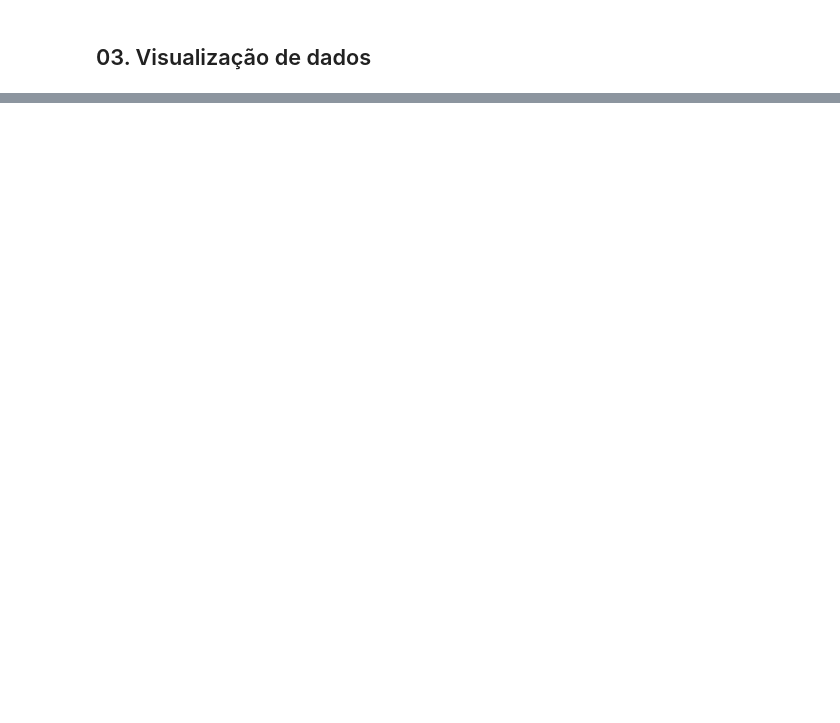
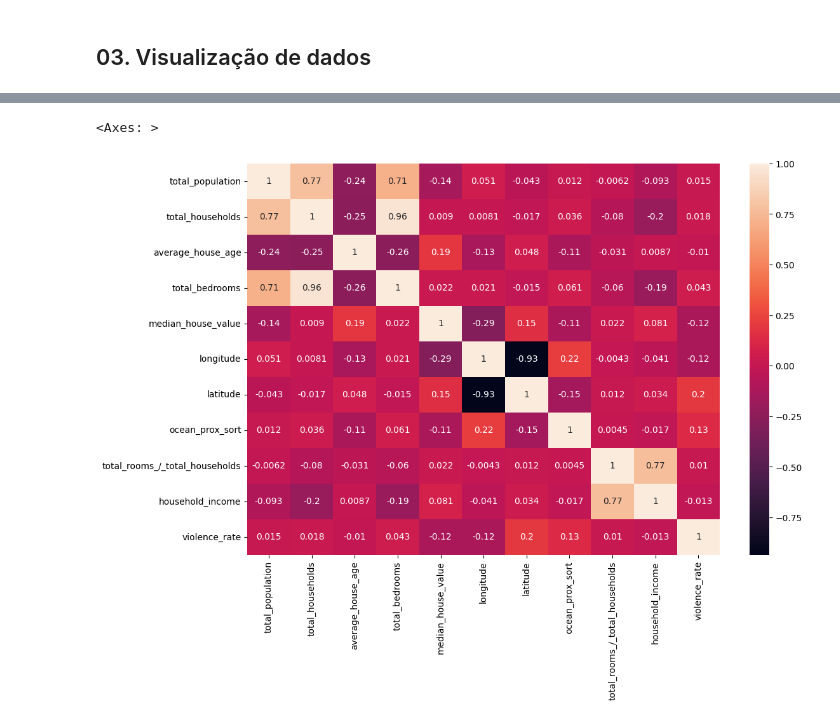
Before and after one commit to christhiangoncalves/Calculo_de_Preco_Casas_California, a Jupyter notebook: California_house_Price.ipynb, the cells around one changed output, grey strips where cells are left out. Cells and saved outputs as stored; diff of their text form; code cells hidden in the pictures; blank space fills up the shorter version.

```diff
--- a/California_house_Price.ipynb
+++ b/California_house_Price.ipynb
@@ -402,3 +422,7 @@ df_merged_h_c.describe()
 # %%
-#plt.figure(figsize=(12,8))
-#sns.heatmap(df_merged_h_c.corr(),annot=True)
+df_merged_h_c = df_merged_h_c.drop(columns=['name'])
+plt.figure(figsize=(12,8))
+sns.heatmap(df_merged_h_c.corr(),annot=True)
+# %% [output]
+<Axes: >
+[figure, added]
```
Also changed, not shown: parts of 19 cells of this notebook.
